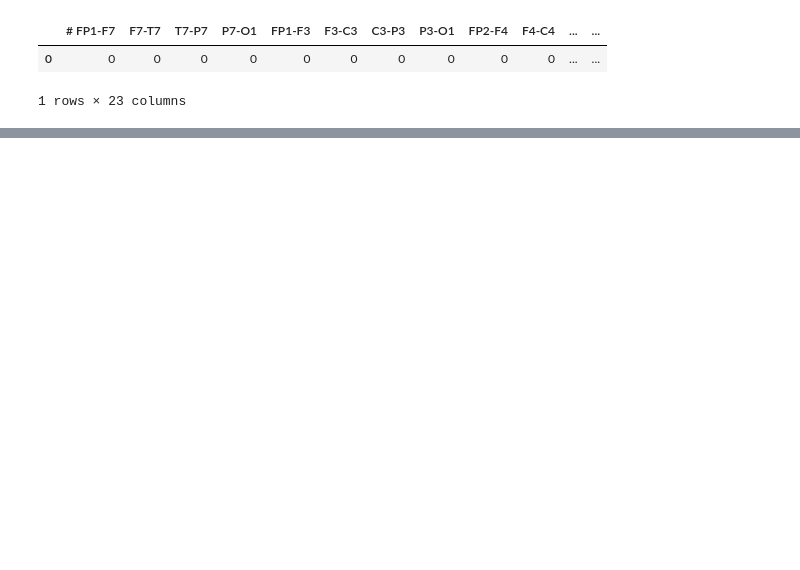
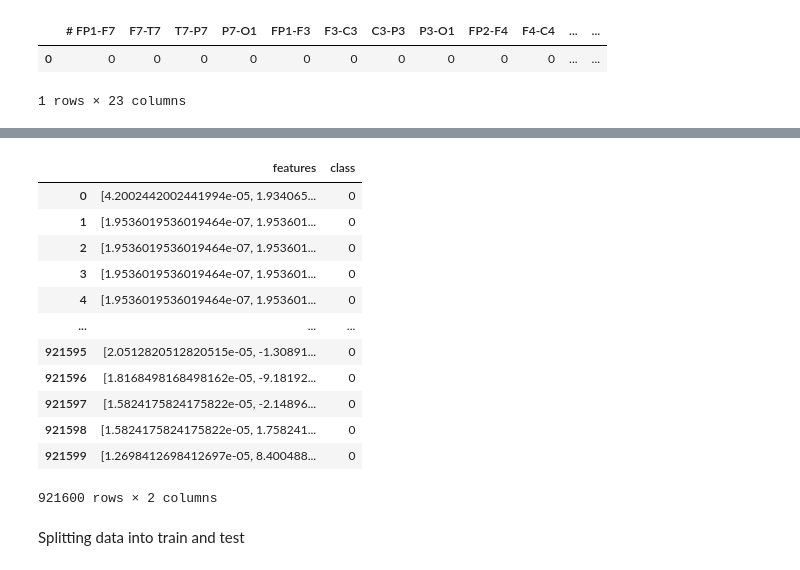
Before and after one commit to technovirtuality/Projects, a Jupyter notebook: Epilepsy_Project.ipynb, the cells around one changed output, grey strips where cells are left out. Drawn from its saved outputs; the diff is of its cells as text; code cells hidden in the pictures; blank space fills up the shorter version.

```diff
--- a/Epilepsy_Project.ipynb
+++ b/Epilepsy_Project.ipynb
@@ -95,0 +199,20 @@ display(bounds)
+# %%
+vdata1 = vectorAssembler.transform(combined2)
+vdata1 = vdata1.select(['features', 'class'])
+display(vdata1)
+# %% [output]
+|  | features | class |
+| 0 | [4.2002442002441994e-05, 1.934065... | 0 |
+| 1 | [1.9536019536019464e-07, 1.953601... | 0 |
+| 2 | [1.9536019536019464e-07, 1.953601... | 0 |
+| 3 | [1.9536019536019464e-07, 1.953601... | 0 |
+| 4 | [1.9536019536019464e-07, 1.953601... | 0 |
+| ... | ... | ... |
+| 921595 | [2.0512820512820515e-05, -1.30891... | 0 |
+| 921596 | [1.8168498168498162e-05, -9.18192... | 0 |
+| 921597 | [1.5824175824175822e-05, -2.14896... | 0 |
+| 921598 | [1.5824175824175822e-05, 1.758241... | 0 |
+| 921599 | [1.2698412698412697e-05, 8.400488... | 0 |
+921600 rows × 2 columns
+# %% [markdown]
+Splitting data into train and test
```
Also changed, not shown: parts of 39 cells of this notebook.
